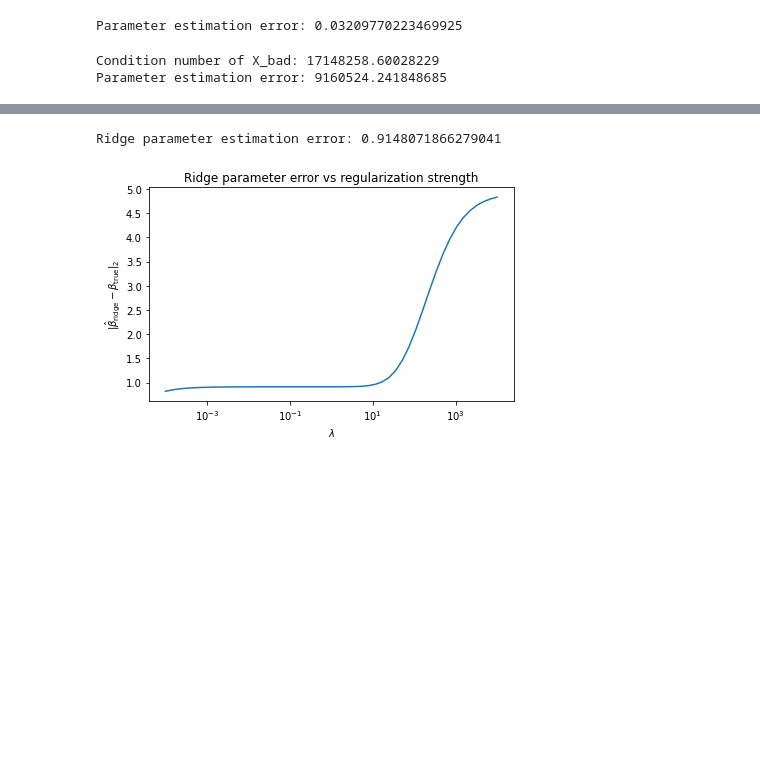
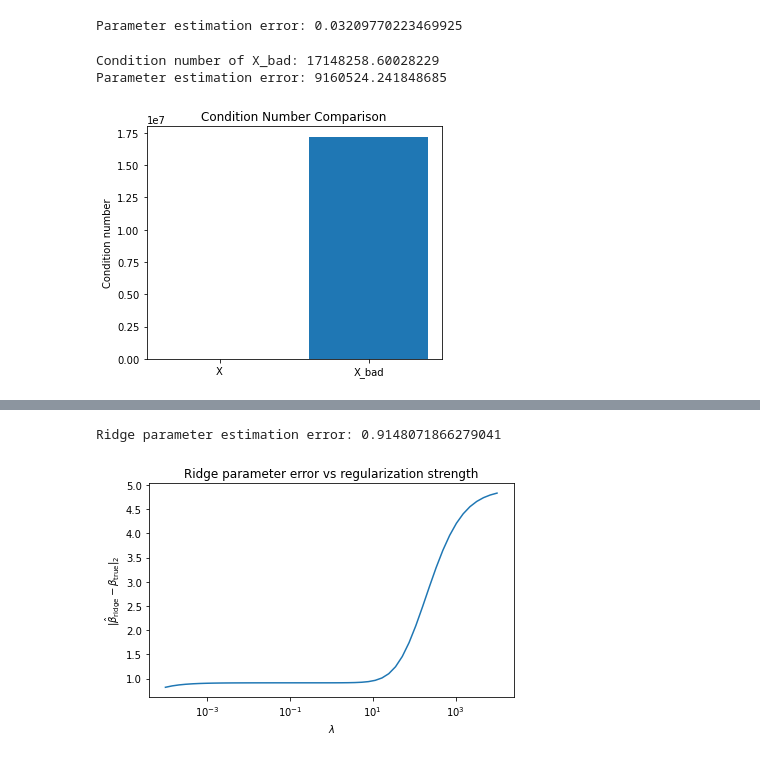
Before and after one commit to danelyatukibay/math519_project, a Jupyter notebook: main.ipynb, the cells around one changed output, grey strips where cells are left out. Saved outputs shown, nothing was run; the diff lists cells and outputs as text; code cells hidden in the pictures; blank space fills up the shorter version.

```diff
--- a/main.ipynb
+++ b/main.ipynb
@@ -45,3 +57,12 @@ print("Parameter estimation error:", error_bad)
 # %% [output]
 Condition number of X_bad: 17148258.60028229
 Parameter estimation error: 9160524.241848685
+# %%
+plt.figure(figsize=(5,4))
+plt.bar(["X", "X_bad"], [cond(X), cond(X_bad)])
+plt.ylabel("Condition number")
+plt.title("Condition Number Comparison")
+plt.tight_layout()
+plt.savefig("condition_number_comparison.png", dpi=300)
+# %% [output]
+[figure, added]
```
Also changed, not shown: parts of 5 cells of this notebook.
